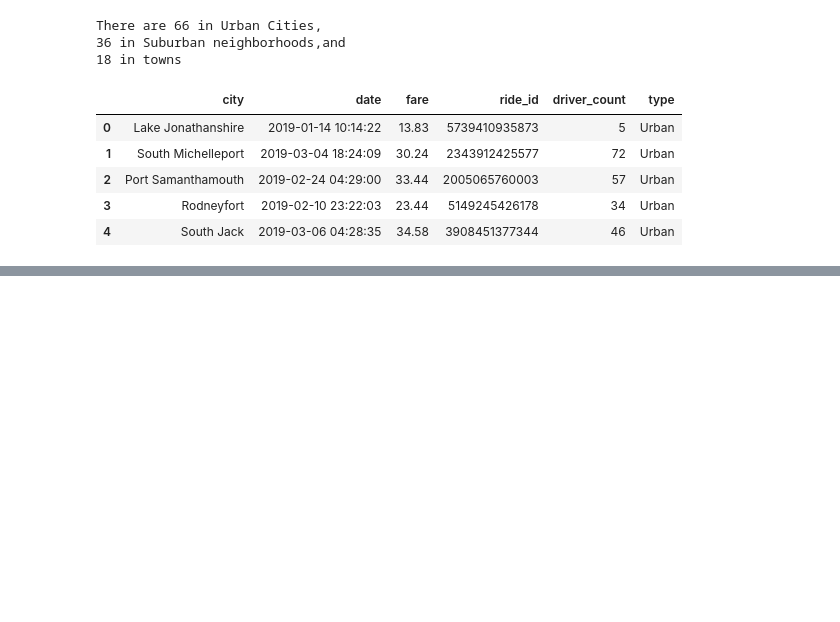
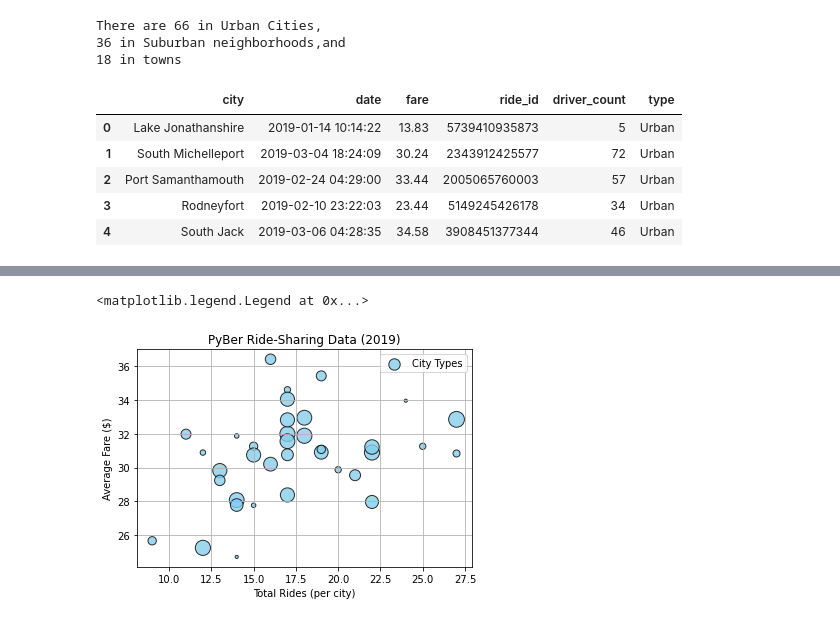
Before and after one commit to taherrin92/Pyber_Analysis, a Jupyter notebook: PyBer.ipynb, the cells around one changed output, grey strips where cells are left out. Cells and saved outputs as stored; diff of their text form; code cells hidden in the pictures; blank space fills up the shorter version.

```diff
--- a/PyBer.ipynb
+++ b/PyBer.ipynb
@@ -92,0 +189,13 @@ pyber_data_df.head()
+# %%
+plt.scatter(suburban_ride_count,suburban_avg_fare,
+            s=10*suburban_driver_count,c='skyblue',
+            edgecolor='black',linewidths=1,
+            alpha=0.8,label = 'City Types')
+plt.title('PyBer Ride-Sharing Data (2019)')
+plt.xlabel('Total Rides (per city)')
+plt.ylabel('Average Fare ($)')
+plt.grid(True)
+plt.legend()
+# %% [output]
+<matplotlib.legend.Legend at 0x...>
+[figure, added]
```
Also changed, not shown: parts of 8 cells of this notebook, 2 other files.
